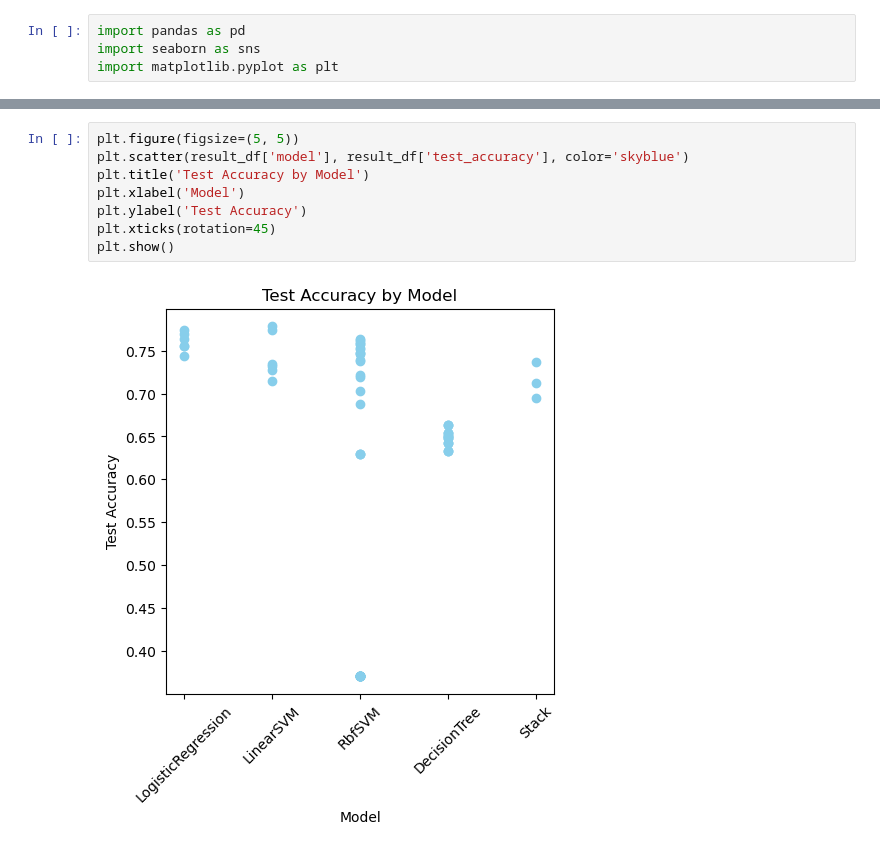
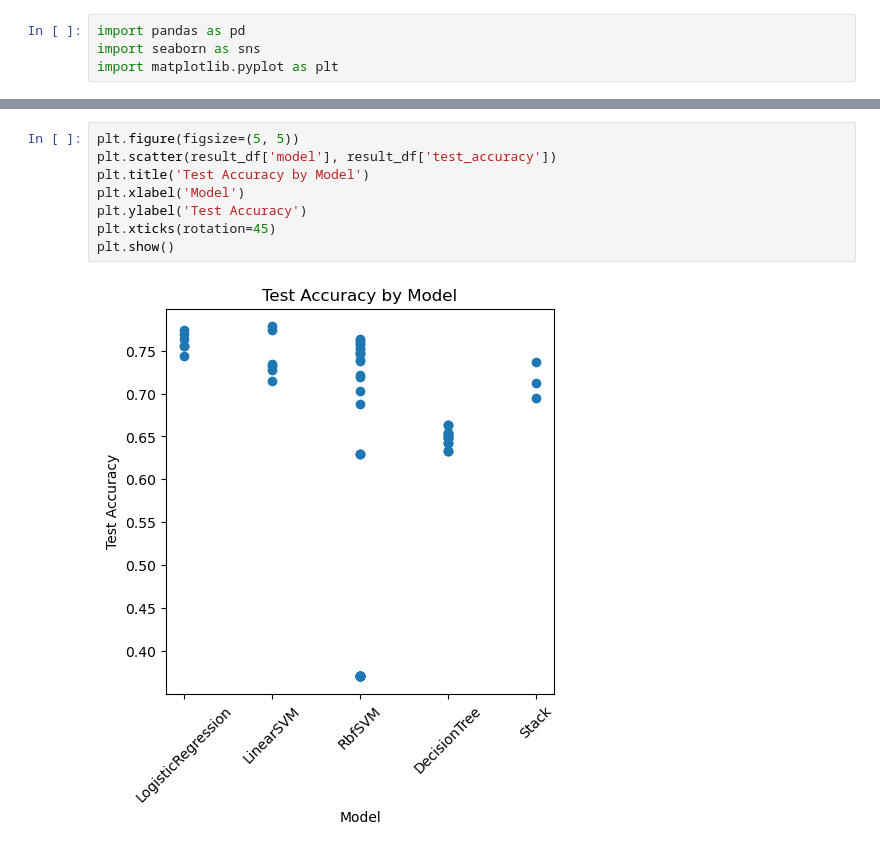
Before and after one commit to c004-ntu/KM6312_MovieRecommender, a Jupyter notebook: movie_sentiment/Evaluation_Results.ipynb, the cells around one changed output, grey strips where cells are left out. Saved outputs shown, nothing was run; the diff lists cells and outputs as text.

Commit message:
update result table

```diff
--- a/movie_sentiment/Evaluation_Results.ipynb
+++ b/movie_sentiment/Evaluation_Results.ipynb
@@ -40,11 +40,11 @@ result_df.head(30)
 | 29 | RbfSVM | 18 | cbow | 2 | 100000 | 100.00 | auto | NaN | 0 | 0 | ... |
 # %%
 plt.figure(figsize=(5, 5))
-plt.scatter(result_df['model'], result_df['test_accuracy'], color='skyblue')
+plt.scatter(result_df['model'], result_df['test_accuracy'])
 plt.title('Test Accuracy by Model')
 plt.xlabel('Model')
 plt.ylabel('Test Accuracy')
 plt.xticks(rotation=45)
 plt.show()
 # %% [output]
-[figure, old version]
+[figure, new version]
```
Also changed, not shown: 3 other files.
